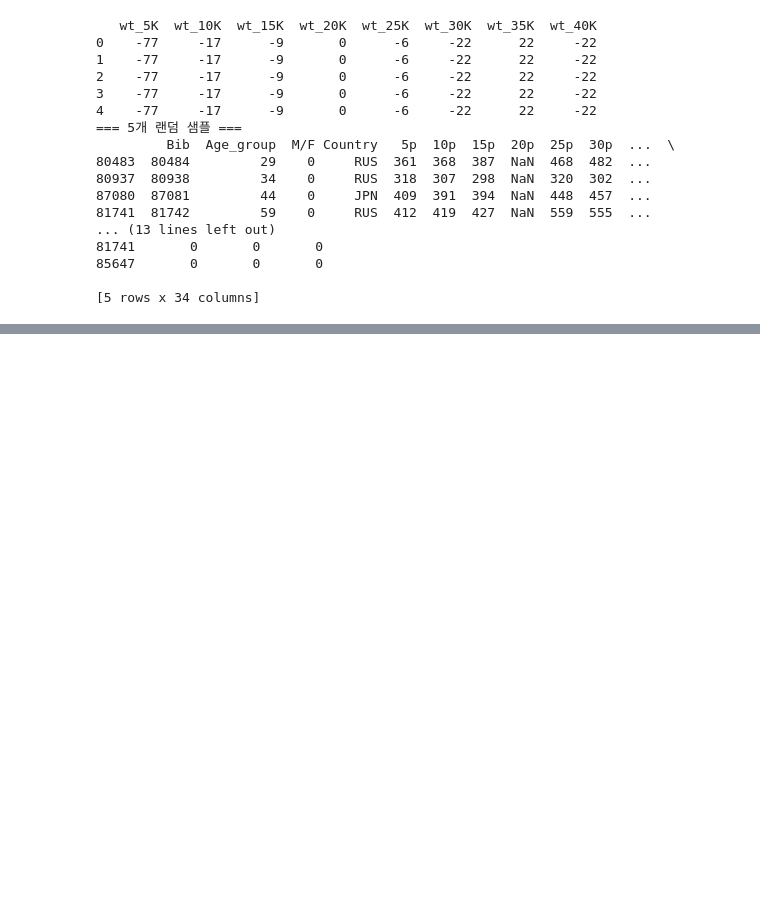
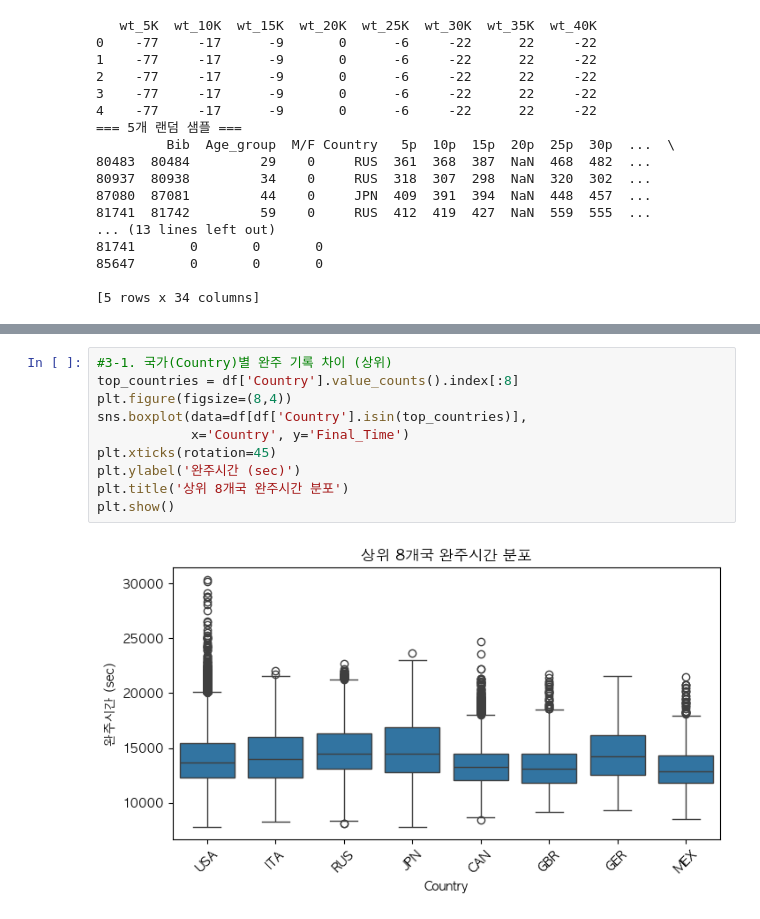
Before and after one commit to YUNSO99/TJ, a Jupyter notebook: analysis_1.ipynb, the cells around one changed output, grey strips where cells are left out. Saved outputs shown, nothing was run; the diff lists cells and outputs as text; blank space fills up the shorter version.

```diff
--- a/analysis_1.ipynb
+++ b/analysis_1.ipynb
@@ -149,0 +202,12 @@ print(non_b_sample)
+# %%
+#3-1. 국가(Country)별 완주 기록 차이 (상위)
+top_countries = df['Country'].value_counts().index[:8]
+plt.figure(figsize=(8,4))
+sns.boxplot(data=df[df['Country'].isin(top_countries)],
+            x='Country', y='Final_Time')
+plt.xticks(rotation=45)
+plt.ylabel('완주시간 (sec)')
+plt.title('상위 8개국 완주시간 분포')
+plt.show()
+# %% [output]
+[figure, added]
```
Also changed, not shown: parts of 13 cells of this notebook.
